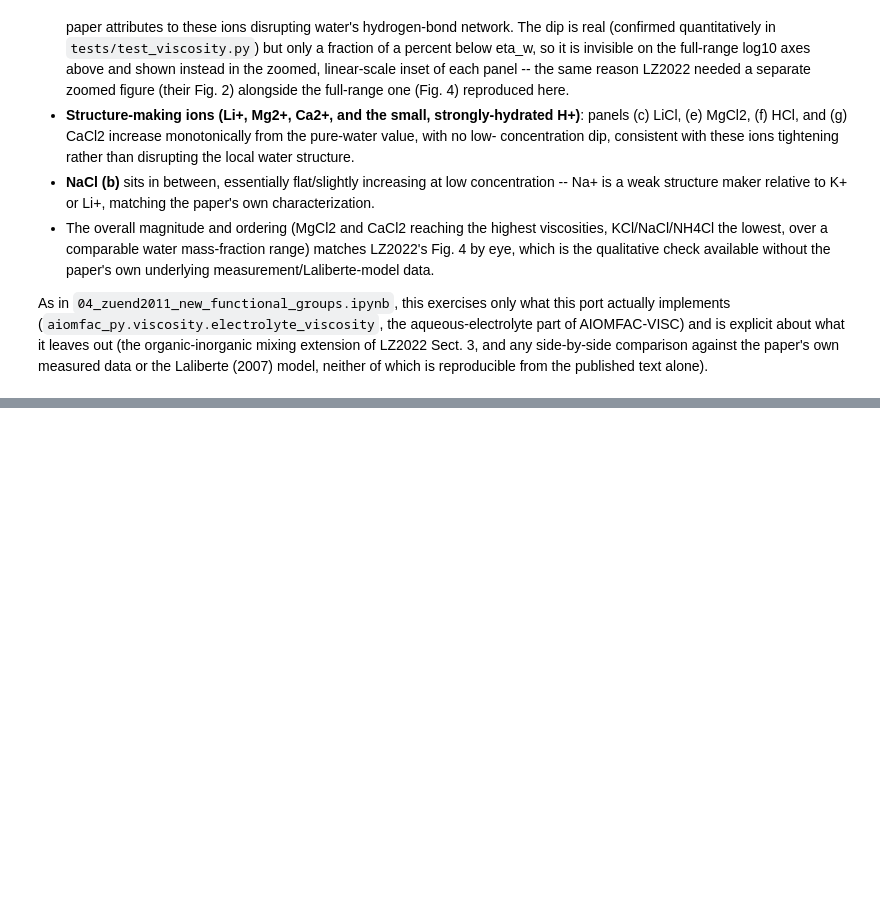
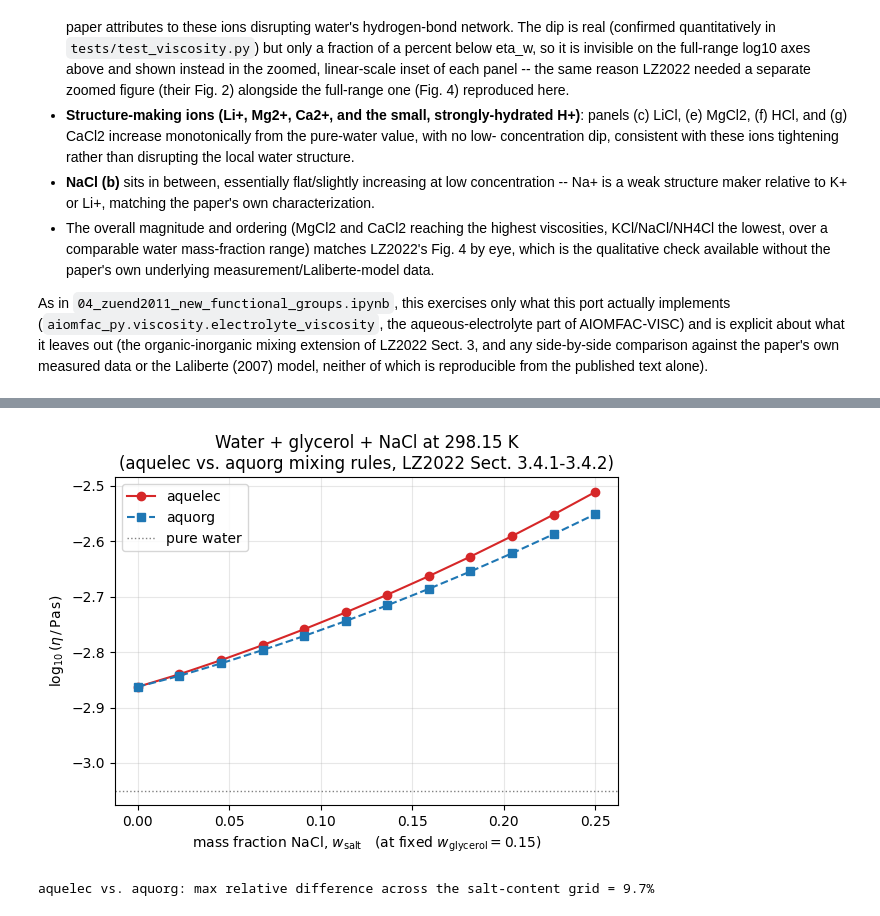
Before and after one commit to SeoulTechPSE/aiomfac-python, a Jupyter notebook: notebooks/05_lilek_zuend2022_viscosity.ipynb, the cells around one changed output, grey strips where cells are left out. Saved outputs shown, nothing was run; the diff lists cells and outputs as text; code cells hidden in the pictures; blank space fills up the shorter version.

```diff
--- a/notebooks/05_lilek_zuend2022_viscosity.ipynb
+++ b/notebooks/05_lilek_zuend2022_viscosity.ipynb
@@ -219,0 +339,35 @@ reproducible from the published text alone).
+# %%
+NACL = Component(3, "NaCl", ((202, 1), (242, 1)))
+ETA0 = {2: ETA0_GLYCEROL_293K}
+T_MIX = 298.15
+
+wtf_salt_grid = np.linspace(1e-6, 0.25, 12)
+wtf_org_fixed = 0.15
+
+eta_aquelec, eta_aquorg = [], []
+mix_model = ActivityModel([WATER, GLYCEROL, NACL])
+for wtf_salt in wtf_salt_grid:
+    wtf_water = 1 - wtf_org_fixed - wtf_salt
+    res = mix_model.evaluate([wtf_water, wtf_org_fixed, wtf_salt], T_MIX, basis="mass")
+    eta_aquelec.append(aquelec_viscosity(mix_model, res, T_MIX, ETA0).eta_pas)
+    eta_aquorg.append(aquorg_viscosity(mix_model, res, T_MIX, ETA0).eta_pas)
+eta_aquelec = np.array(eta_aquelec)
+eta_aquorg = np.array(eta_aquorg)
+
+fig, ax = plt.subplots(figsize=(6, 4.5))
+ax.plot(wtf_salt_grid, np.log10(eta_aquelec), "o-", color="C3", label="aquelec")
+ax.plot(wtf_salt_grid, np.log10(eta_aquorg), "s--", color="C0", label="aquorg")
+ax.axhline(np.log10(water_viscosity_pas(T_MIX)), ls=":", color="gray", lw=1, label="pure water")
+ax.set_xlabel(r"mass fraction NaCl, $w_{\mathrm{salt}}$   (at fixed $w_{\mathrm{glycerol}} = 0.15$)")
+ax.set_ylabel(r"$\log_{10}(\eta\,/\,\mathrm{Pa\,s})$")
+ax.set_title("Water + glycerol + NaCl at 298.15 K\n(aquelec vs. aquorg mixing rules, LZ2022 Sect. 3.4.1-3.4.2)")
+ax.legend()
+ax.grid(alpha=0.3)
+fig.tight_layout()
+plt.show()
+
+max_rel_diff = np.max(np.abs(eta_aquelec / eta_aquorg - 1))
+print(f"aquelec vs. aquorg: max relative difference across the salt-content grid = {max_rel_diff:.1%}")
+# %% [output]
+[figure, added]
+aquelec vs. aquorg: max relative difference across the salt-content grid = 9.7%
```
Also changed, not shown: parts of 9 cells of this notebook, 6 other files.
